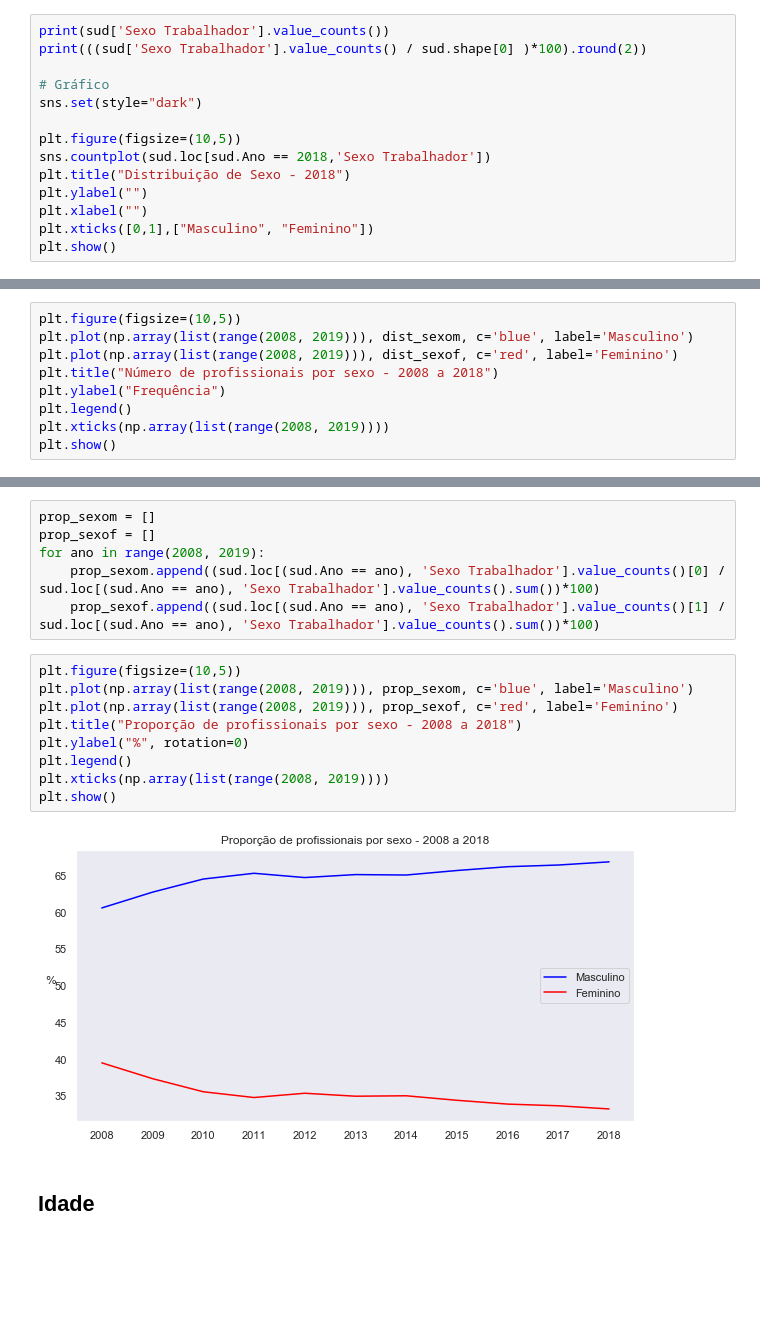
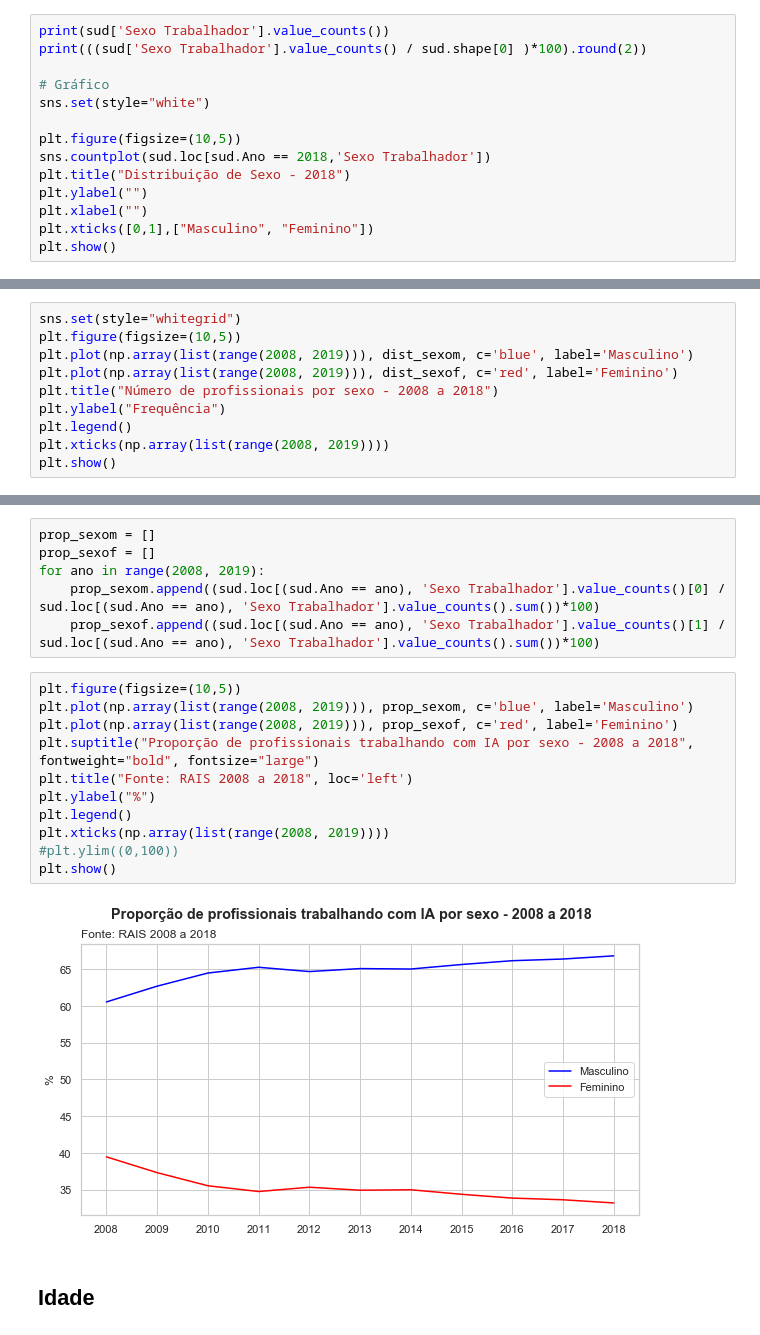
Before and after one commit to neylsoncrepalde/diversidade_mercado_ia, a Jupyter notebook: src/exploratoria.ipynb, the cells around one changed output, grey strips where cells are left out. Drawn from its saved outputs; the diff is of its cells as text; blank space fills up the shorter version.

```diff
--- a/src/exploratoria.ipynb
+++ b/src/exploratoria.ipynb
@@ -164,7 +164,7 @@ print(sud['Sexo Trabalhador'].value_counts())
 print(((sud['Sexo Trabalhador'].value_counts() / sud.shape[0] )*100).round(2))
 
 # Gráfico
-sns.set(style="dark")
+sns.set(style="white")
 
 plt.figure(figsize=(10,5))
 sns.countplot(sud.loc[sud.Ano == 2018,'Sexo Trabalhador'])
@@ -188,6 +188,7 @@ for ano in range(2008, 2019):
     dist_sexom.append(sud.loc[(sud.Ano == ano), 'Sexo Trabalhador'].value_counts()[0])
     dist_sexof.append(sud.loc[(sud.Ano == ano), 'Sexo Trabalhador'].value_counts()[1])
 # %%
+sns.set(style="whitegrid")
 plt.figure(figsize=(10,5))
 plt.plot(np.array(list(range(2008, 2019))), dist_sexom, c='blue', label='Masculino')
 plt.plot(np.array(list(range(2008, 2019))), dist_sexof, c='red', label='Feminino')
@@ -207,14 +208,16 @@ for ano in range(2008, 2019):
 # %%
 plt.figure(figsize=(10,5))
 plt.plot(np.array(list(range(2008, 2019))), prop_sexom, c='blue', label='Masculino')
 plt.plot(np.array(list(range(2008, 2019))), prop_sexof, c='red', label='Feminino')
-plt.title("Proporção de profissionais por sexo - 2008 a 2018")
-plt.ylabel("%", rotation=0)
+plt.suptitle("Proporção de profissionais trabalhando com IA por sexo - 2008 a 2018", fontweight="bold", fontsize="large")
+plt.title("Fonte: RAIS 2008 a 2018", loc='left')
+plt.ylabel("%")
 plt.legend()
 plt.xticks(np.array(list(range(2008, 2019))))
+#plt.ylim((0,100))
 plt.show()
 # %% [output]
-[figure, old version]
+[figure, new version]
 # %% [markdown]
 ## Idade
 # %%
```
Also changed, not shown: parts of 8 cells of this notebook, 1 other file.
